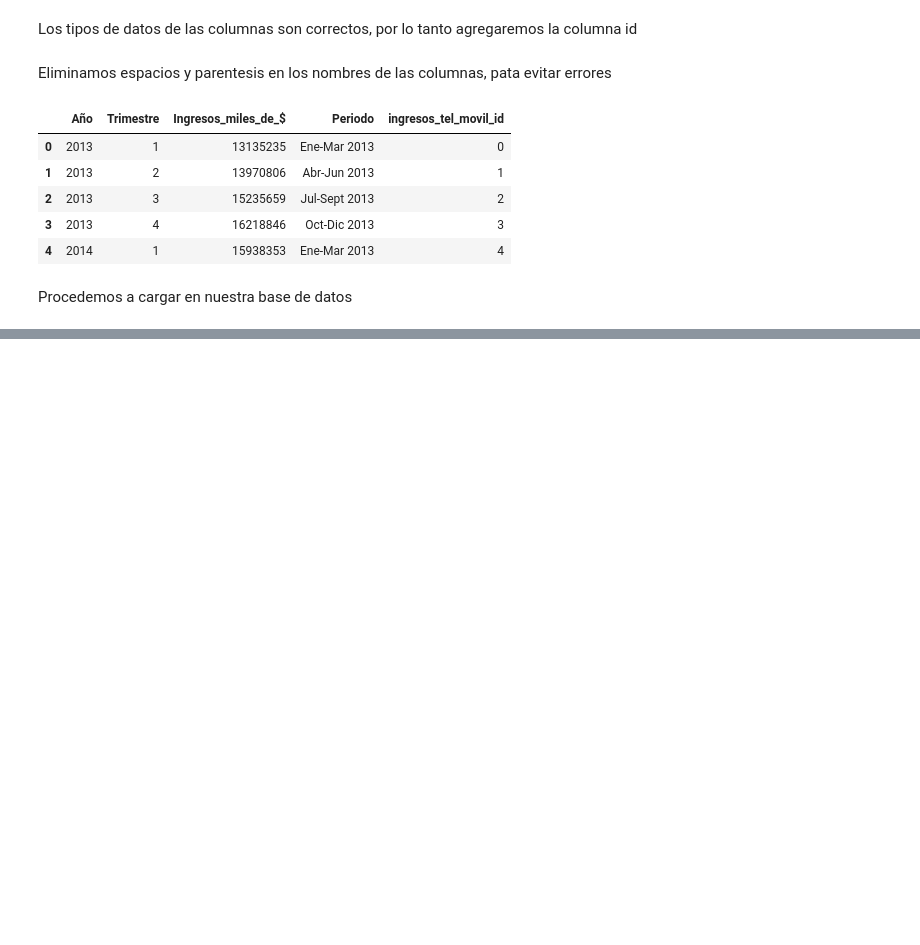
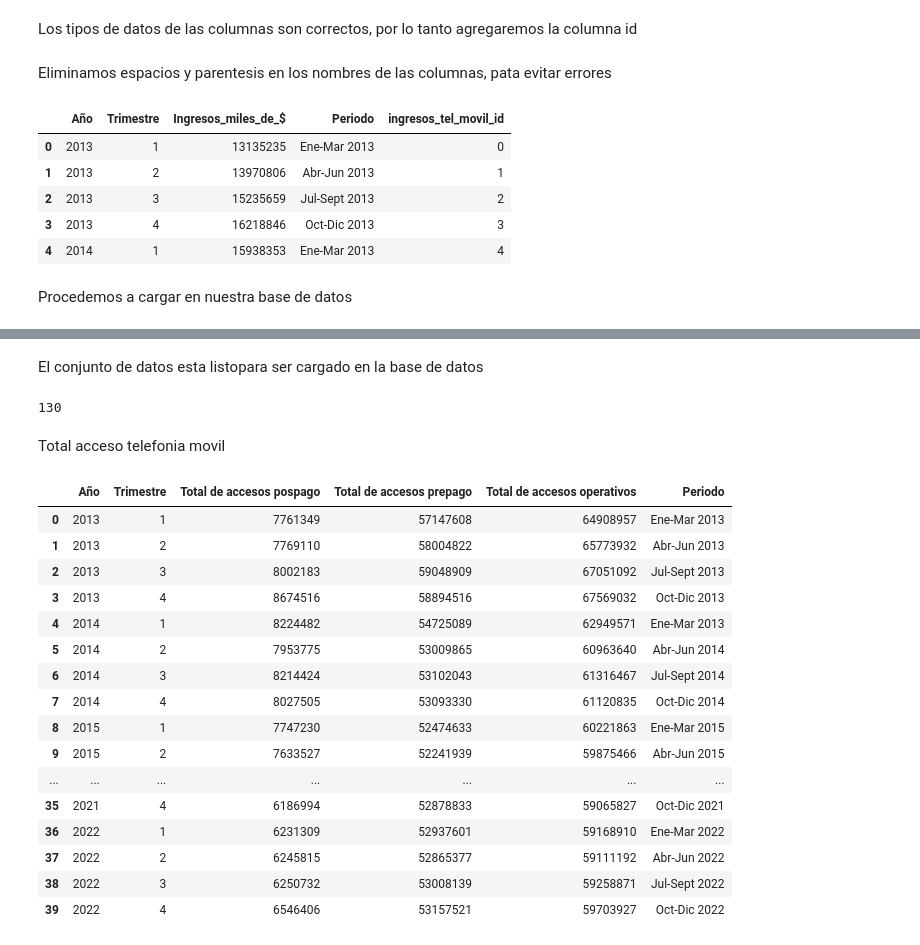
Before and after one commit to freddyv1828/Telecomunicaciones, a Jupyter notebook: Notebooks/Etl_tel_movil.ipynb, the cells around one changed output, grey strips where cells are left out. Cells and saved outputs as stored; diff of their text form; code cells hidden in the pictures; blank space fills up the shorter version.

```diff
--- a/Notebooks/Etl_tel_movil.ipynb
+++ b/Notebooks/Etl_tel_movil.ipynb
@@ -7,6 +9,8 @@ Traemos los conjuntos de datos par realizar las transformaciones necesarias
 # %%
 # Datos de telefonia movil
 df_ingresos_tl_movil = pd.read_excel("../Data/Telefonia_movil/Nacional/Ingresostrimestralesporlaprestaciondelserviciodetelefoniamovil_2888131699269746282.xlsx")
+df_portabilidad_neta_mensual = pd.read_parquet("../Data/Telefonia_movil/Nacional/portabili_neta_mensual.parquet")
+df_total_acceso_tel_movil = pd.read_excel("../Data/Telefonia_movil/Nacional/Totalnacionaldeaccesosatelefoniamovil_2888151699302990415.xlsx")
 # %%
 df_ingresos_tl_movil.dtypes
 # %% [output]
@@ -61,0 +110,29 @@ df_ingresos_tl_movil.to_sql("ingreso_telefonia_movil", con=conexion_bd.engine, i
+# %% [markdown]
+El conjunto de datos esta listopara ser cargado en la base de datos
+# %%
+df_portabilidad_neta_mensual.to_sql("portabilidad_neta_mensual", con=conexion_bd.engine, index= False, if_exists="append")
+# %% [output]
+130
+# %% [markdown]
+Total acceso telefonia movil
+# %%
+# Abrimos el dataset
+df_total_acceso_tel_movil
+# %% [output]
+|  | Año | Trimestre | Total de accesos pospago | Total de accesos prepago | Total de accesos operativos | Periodo |
+| 0 | 2013 | 1 | 7761349 | 57147608 | 64908957 | Ene-Mar 2013 |
+| 1 | 2013 | 2 | 7769110 | 58004822 | 65773932 | Abr-Jun 2013 |
+| 2 | 2013 | 3 | 8002183 | 59048909 | 67051092 | Jul-Sept 2013 |
+| 3 | 2013 | 4 | 8674516 | 58894516 | 67569032 | Oct-Dic 2013 |
+| 4 | 2014 | 1 | 8224482 | 54725089 | 62949571 | Ene-Mar 2013 |
+| 5 | 2014 | 2 | 7953775 | 53009865 | 60963640 | Abr-Jun 2014 |
+| 6 | 2014 | 3 | 8214424 | 53102043 | 61316467 | Jul-Sept 2014 |
+| 7 | 2014 | 4 | 8027505 | 53093330 | 61120835 | Oct-Dic 2014 |
+| 8 | 2015 | 1 | 7747230 | 52474633 | 60221863 | Ene-Mar 2015 |
+| 9 | 2015 | 2 | 7633527 | 52241939 | 59875466 | Abr-Jun 2015 |
+| ... | ... | ... | ... | ... | ... | ... |
+| 35 | 2021 | 4 | 6186994 | 52878833 | 59065827 | Oct-Dic 2021 |
+| 36 | 2022 | 1 | 6231309 | 52937601 | 59168910 | Ene-Mar 2022 |
+| 37 | 2022 | 2 | 6245815 | 52865377 | 59111192 | Abr-Jun 2022 |
+| 38 | 2022 | 3 | 6250732 | 53008139 | 59258871 | Jul-Sept 2022 |
+| 39 | 2022 | 4 | 6546406 | 53157521 | 59703927 | Oct-Dic 2022 |
```
Also changed, not shown: parts of 15 cells of this notebook, 10 other files.
